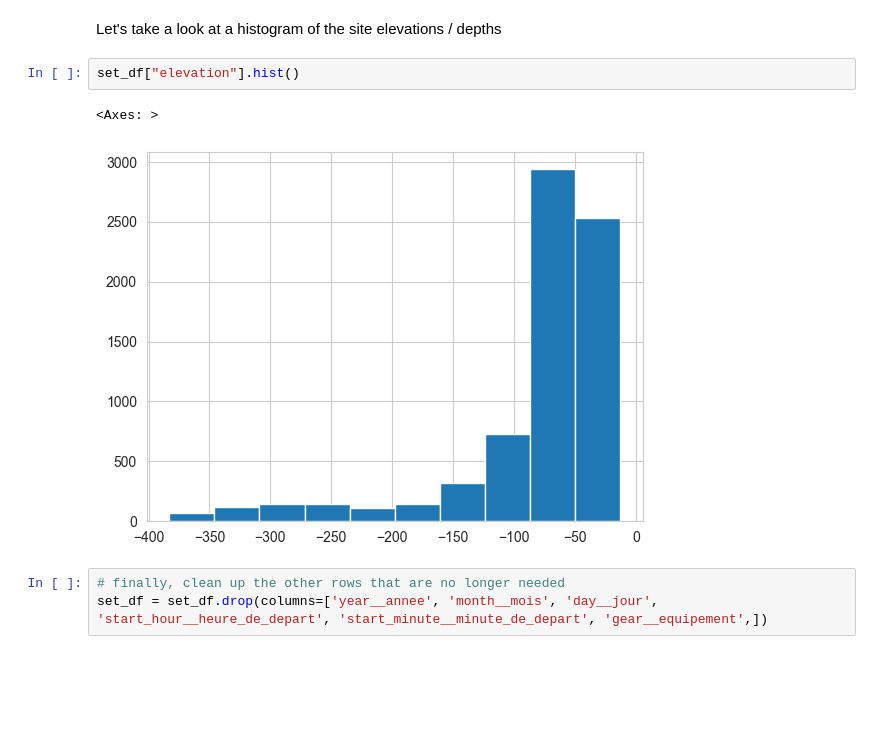
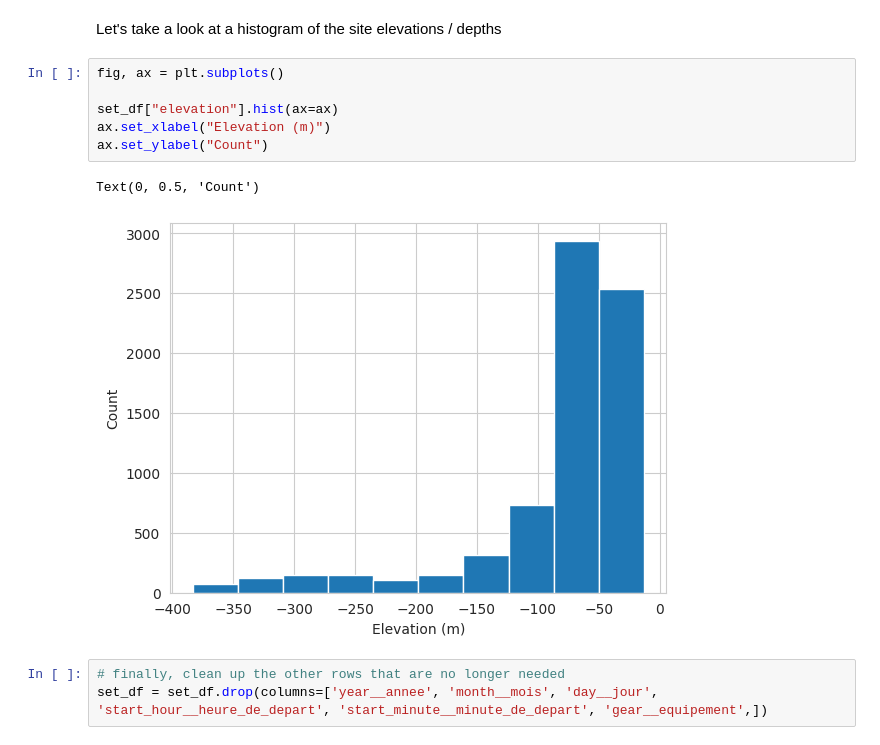
Before and after one commit to davjfish/WatspeedStatsGroupProject, a Jupyter notebook: analysis/Initial_Exploration_of_Data.ipynb, the cells around one changed output. Saved outputs shown, nothing was run; the diff lists cells and outputs as text; blank space fills up the shorter version.

```diff
--- a/analysis/Initial_Exploration_of_Data.ipynb
+++ b/analysis/Initial_Exploration_of_Data.ipynb
@@ -394,11 +394,15 @@ max       -13.000000
 Name: elevation, dtype: float64
 # %% [markdown]
 Let's take a look at a histogram of the site elevations / depths
-# %%
-set_df["elevation"].hist()
-# %% [output]
-<Axes: >
-[figure, removed]
+# %%
+fig, ax = plt.subplots()
+
+set_df["elevation"].hist(ax=ax)
+ax.set_xlabel("Elevation (m)")
+ax.set_ylabel("Count")
+# %% [output]
+Text(0, 0.5, 'Count')
+[figure, added]
 # %%
 # finally, clean up the other rows that are no longer needed
 set_df = set_df.drop(columns=['year__annee', 'month__mois', 'day__jour', 'start_hour__heure_de_depart', 'start_minute__minute_de_depart', 'gear__equipement',])
```
Also changed, not shown: parts of 3 cells of this notebook, 7 other files.
